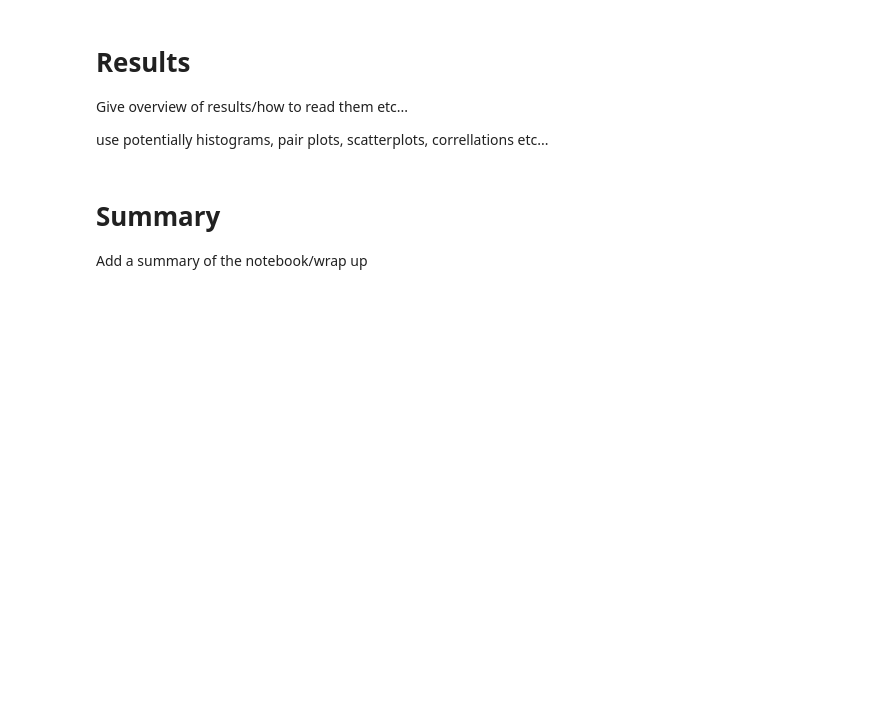
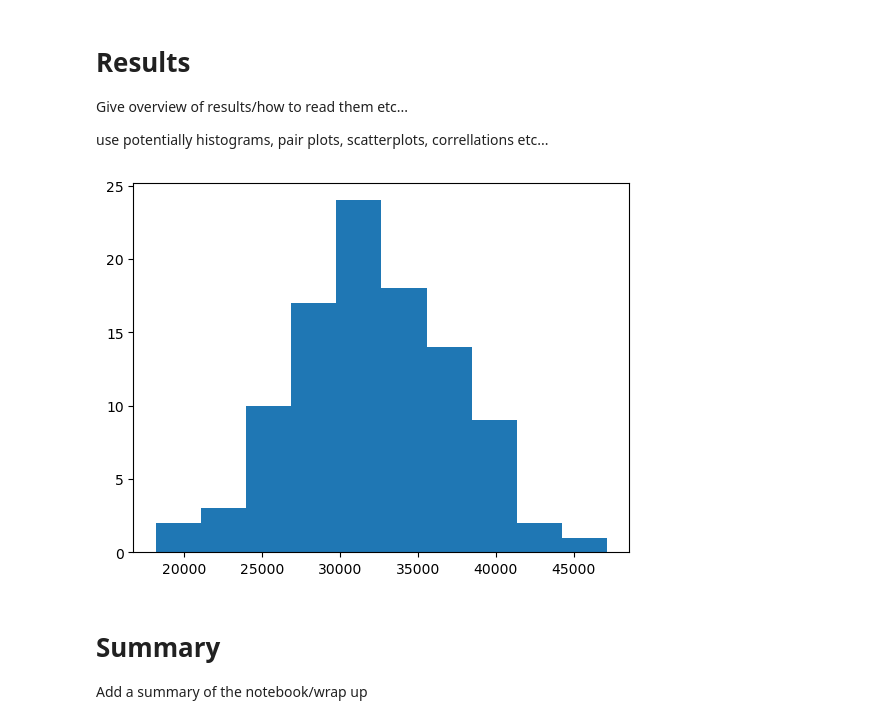
Before and after one commit to PeeBs68/prog_da_project1, a Jupyter notebook: project1.ipynb, the cells around one changed output. Saved outputs shown, nothing was run; the diff lists cells and outputs as text; code cells hidden in the pictures; blank space fills up the shorter version.

Commit message:
Added a histogram to the results section for salary

```diff
--- a/project1.ipynb
+++ b/project1.ipynb
@@ -343,6 +343,29 @@ df
 Give overview of results/how to read them etc...
 
 use potentially histograms, pair plots, scatterplots, correllations etc...
+# %%
+# plot a histogram of salary (need to add x and y lables and title here)
+
+import pandas as pd
+import matplotlib.pyplot as plt
+
+
+salary_l = []
+for x in df['salary']:
+    salary_l.append(x)
+
+#plt.title("Species")
+#plt.ylabel("Frequency")
+temp=np.unique(salary_l)
+freq_list = []
+for x in temp:
+    freq_list.append(salary_l.count(x))
+
+#plt.hist(temp, freq_list)
+plt.hist(salary_l, bins=10)
+plt.show;
+# %% [output]
+[figure, added]
 # %% [markdown]
 # Summary
 
```
Also changed, not shown: parts of 3 cells of this notebook.
